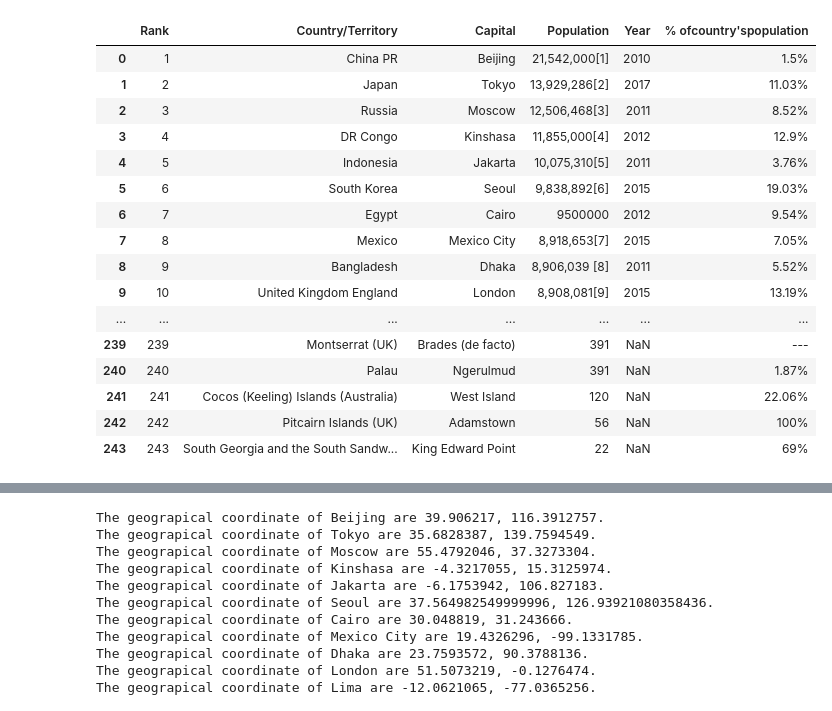
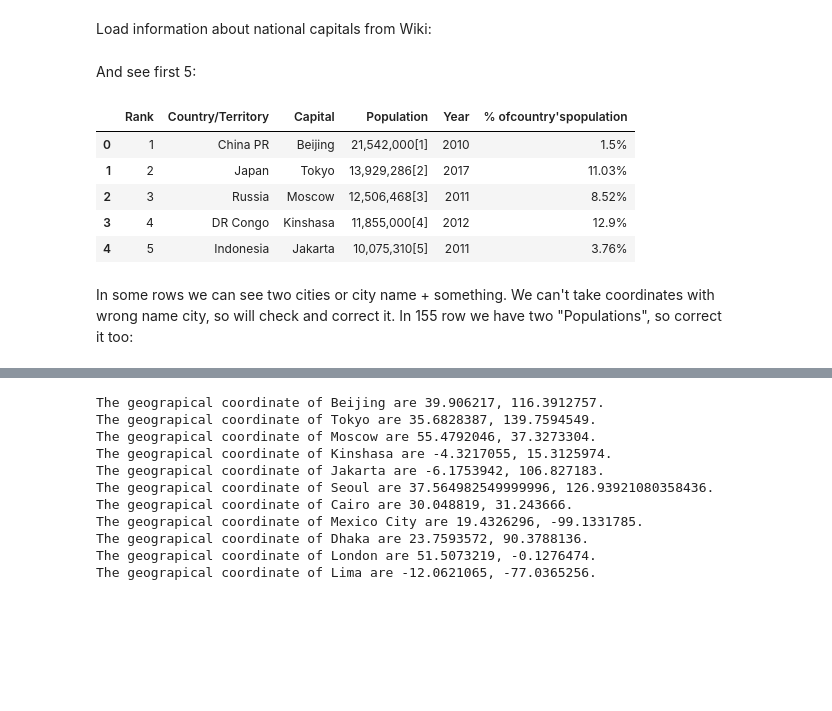
Before and after one commit to venza88/Coursera_Capstone, a Jupyter notebook: Code.ipynb, the cells around one changed output, grey strips where cells are left out. Saved outputs shown, nothing was run; the diff lists cells and outputs as text; code cells hidden in the pictures; blank space fills up the shorter version.

```diff
--- a/Code.ipynb
+++ b/Code.ipynb
@@ -25,22 +46,15 @@ import folium # map rendering library
+# %% [markdown]
+Load information about national capitals from Wiki:
 # %%
 df=pd.read_html('https://en.wikipedia.org/wiki/List_of_national_capitals_by_population',header=0)[1]
+# %% [markdown]
+And see first 5:
 # %%
-df
+df.head()
 # %% [output]
 |  | Rank | Country/Territory | Capital | Population | Year | % ofcountry'spopulation |
 | 0 | 1 | China PR | Beijing | 21,542,000[1] | 2010 | 1.5% |
 | 1 | 2 | Japan | Tokyo | 13,929,286[2] | 2017 | 11.03% |
 | 2 | 3 | Russia | Moscow | 12,506,468[3] | 2011 | 8.52% |
 | 3 | 4 | DR Congo | Kinshasa | 11,855,000[4] | 2012 | 12.9% |
 | 4 | 5 | Indonesia | Jakarta | 10,075,310[5] | 2011 | 3.76% |
-| 5 | 6 | South Korea | Seoul | 9,838,892[6] | 2015 | 19.03% |
-| 6 | 7 | Egypt | Cairo | 9500000 | 2012 | 9.54% |
-| 7 | 8 | Mexico | Mexico City | 8,918,653[7] | 2015 | 7.05% |
-| 8 | 9 | Bangladesh | Dhaka | 8,906,039 [8] | 2011 | 5.52% |
-| 9 | 10 | United Kingdom England | London | 8,908,081[9] | 2015 | 13.19% |
-| ... | ... | ... | ... | ... | ... | ... |
-| 239 | 239 | Montserrat (UK) | Brades (de facto) | 391 | NaN | --- |
-| 240 | 240 | Palau | Ngerulmud | 391 | NaN | 1.87% |
-| 241 | 241 | Cocos (Keeling) Islands (Australia) | West Island | 120 | NaN | 22.06% |
-| 242 | 242 | Pitcairn Islands (UK) | Adamstown | 56 | NaN | 100% |
-| 243 | 243 | South Georgia and the South Sandw... | King Edward Point | 22 | NaN | 69% |
@@ -49,3 +61,5 @@ df.to_excel("capitals.xlsx")
+# %% [markdown]
+In some rows we can see two cities or city name + something. We can't take coordinates with wrong name city, so will check and correct it. In 155 row we have two "Populations", so correct it too:
 # %%
 chg=[(57,"Guayaquil"),(81,"Guatemala"),(89,"Naypyidaw"),(100,"Jerusalem"),
      (154,"El Aaiún"),(163,"Berne"),(171,"Nicosia"),(200,"Ramallah"),(231,"Yaren"),(235,"Vatican City"),(239,"Brades")]
```
Also changed, not shown: parts of 26 cells of this notebook.
